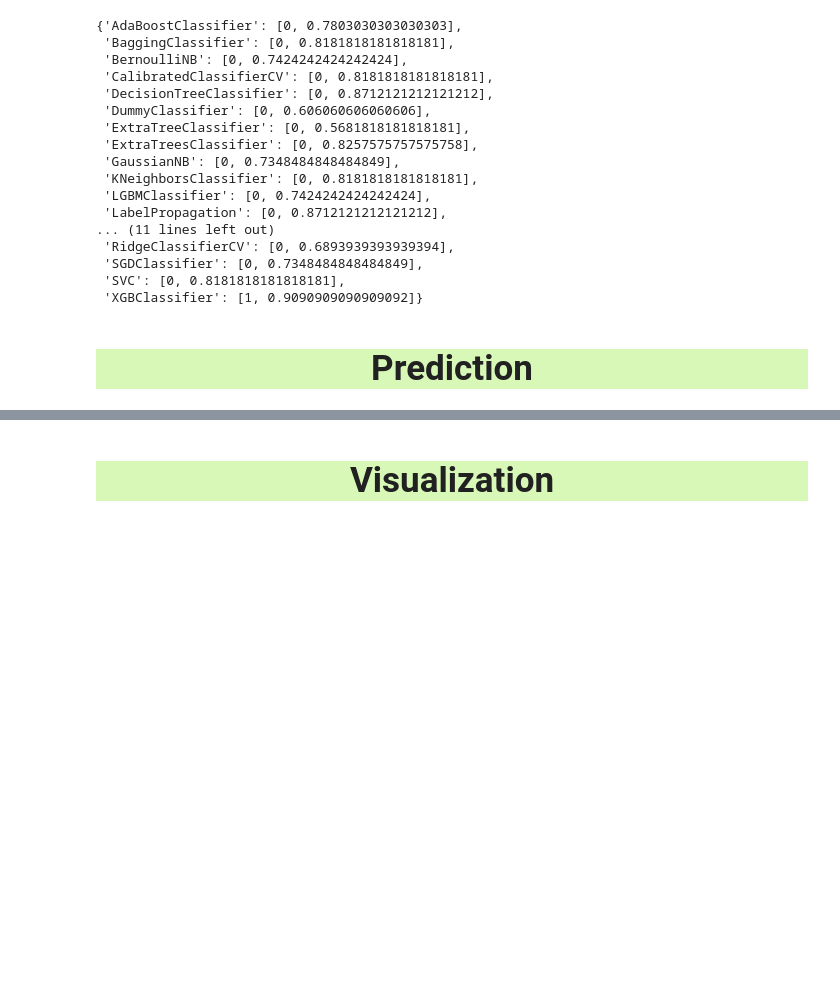
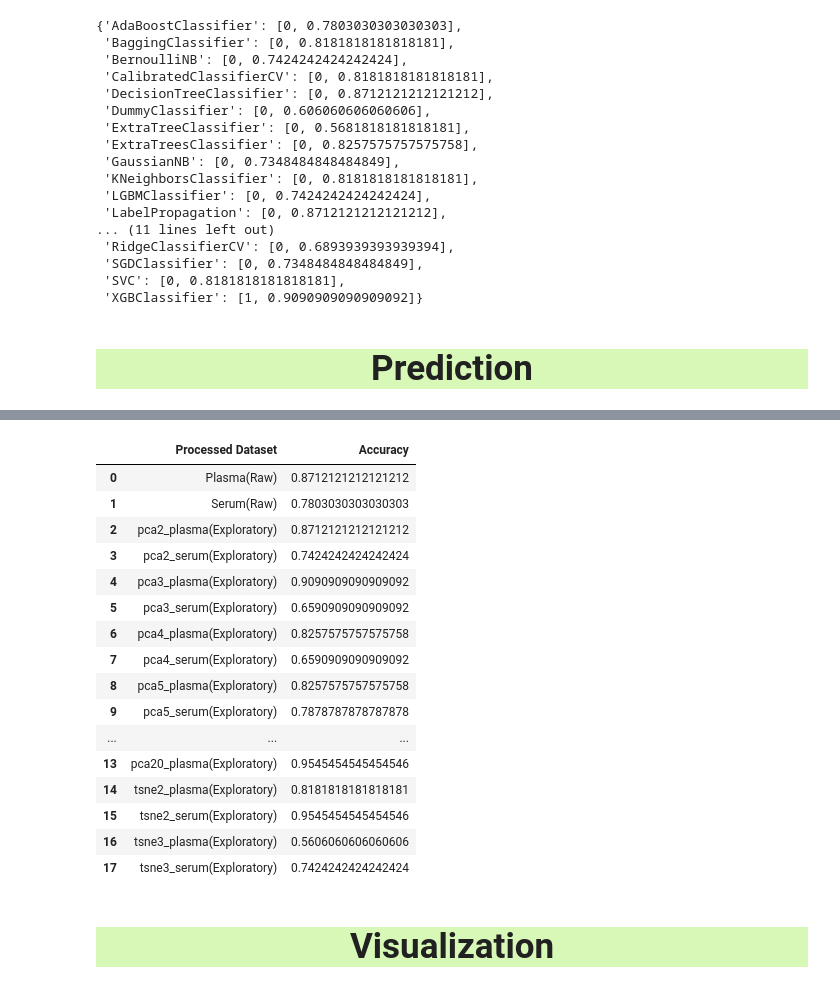
Before and after one commit to utshabkg/lung_cancer_biomarker, a Jupyter notebook: final and best approach/Approach 2/exploratory_analysis_final_base28-13.ipynb, the cells around one changed output, grey strips where cells are left out. Cells and saved outputs as stored; diff of their text form; code cells hidden in the pictures; blank space fills up the shorter version.

```diff
--- a/final and best approach/Approach 2/exploratory_analysis_final_base28-13.ipynb
+++ b/final and best approach/Approach 2/exploratory_analysis_final_base28-13.ipynb
@@ -479,3 +568,24 @@ accuracy_df
+# %%
+accuracy_df2 = pd.DataFrame(accuracy, columns=['Processed Dataset', 'Accuracy'])
+accuracy_df2
+# %% [output]
+|  | Processed Dataset | Accuracy |
+| 0 | Plasma(Raw) | 0.8712121212121212 |
+| 1 | Serum(Raw) | 0.7803030303030303 |
+| 2 | pca2_plasma(Exploratory) | 0.8712121212121212 |
+| 3 | pca2_serum(Exploratory) | 0.7424242424242424 |
+| 4 | pca3_plasma(Exploratory) | 0.9090909090909092 |
+| 5 | pca3_serum(Exploratory) | 0.6590909090909092 |
+| 6 | pca4_plasma(Exploratory) | 0.8257575757575758 |
+| 7 | pca4_serum(Exploratory) | 0.6590909090909092 |
+| 8 | pca5_plasma(Exploratory) | 0.8257575757575758 |
+| 9 | pca5_serum(Exploratory) | 0.7878787878787878 |
+| ... | ... | ... |
+| 13 | pca20_plasma(Exploratory) | 0.9545454545454546 |
+| 14 | tsne2_plasma(Exploratory) | 0.8181818181818181 |
+| 15 | tsne2_serum(Exploratory) | 0.9545454545454546 |
+| 16 | tsne3_plasma(Exploratory) | 0.5606060606060606 |
+| 17 | tsne3_serum(Exploratory) | 0.7424242424242424 |
 # %% [markdown]
 <a id="7"></a>
 
```
Also changed, not shown: parts of 3 cells of this notebook.
